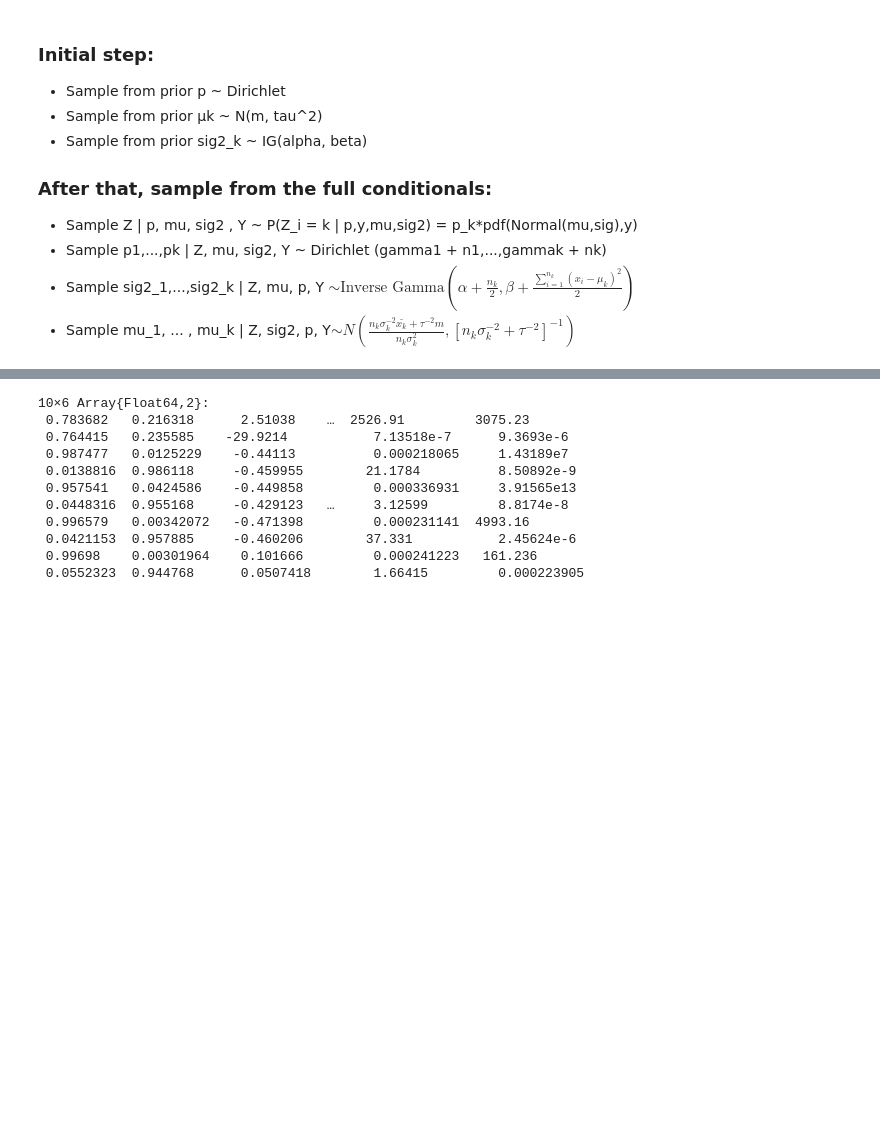
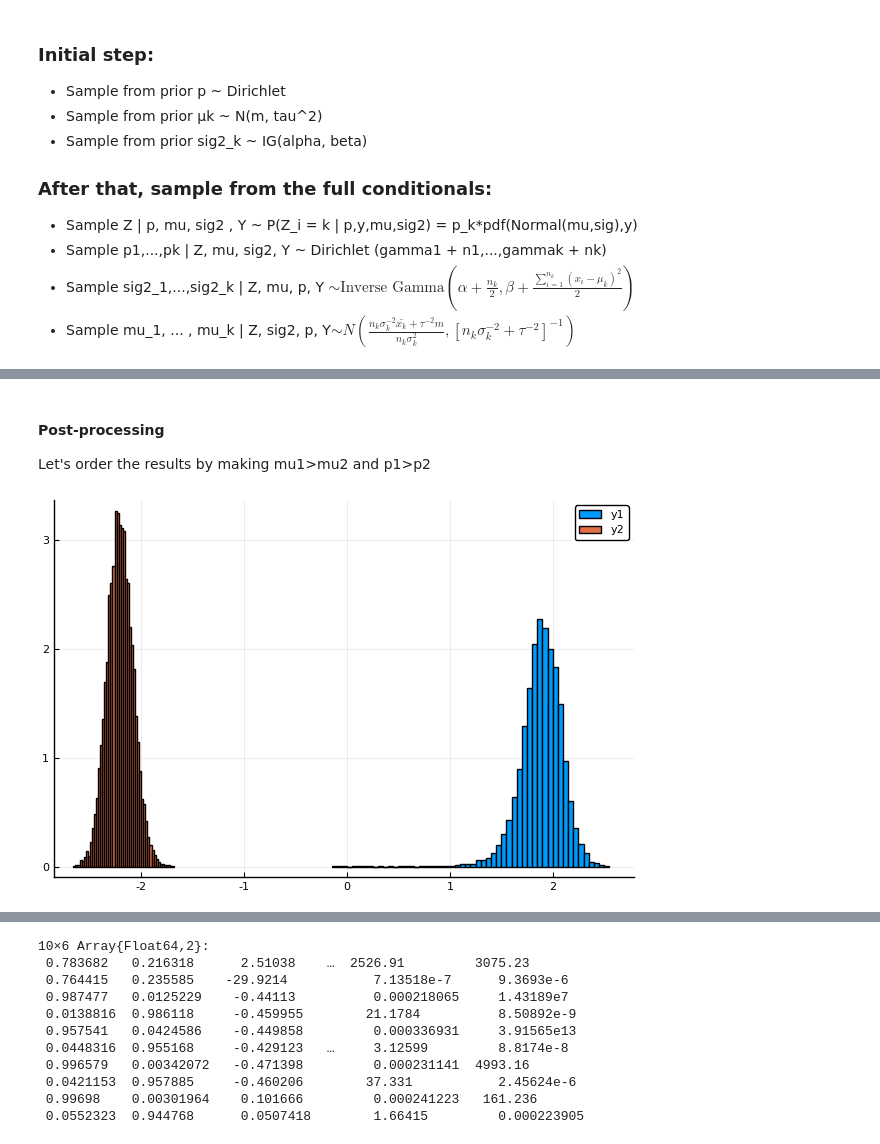
Before and after one commit to davibarreira/Computational_Statistics, a Jupyter notebook: Exercises2/Sheet2 Exercise 6.ipynb, the cells around one changed output, grey strips where cells are left out. Cells and saved outputs as stored; diff of their text form; code cells hidden in the pictures; blank space fills up the shorter version.

Commit message:
Modificado o problema original, parece estar correto, mas ainda tem resultados estranho para distribuicoes mais assimetricas

```diff
--- a/Exercises2/Sheet2 Exercise 6.ipynb
+++ b/Exercises2/Sheet2 Exercise 6.ipynb
@@ -103,0 +97,32 @@ plot(posterior[:,2])
+# %% [markdown]
+#### Post-processing
+Let's order the results by making mu1>mu2 and p1>p2
+# %%
+p1 = zeros(steps)
+p2 = zeros(steps)
+mu1 = zeros(steps)
+mu2 = zeros(steps)
+for i = 1:steps
+    if posterior[i,1] >= posterior[i,2]
+        p1[i] = posterior[i,1]
+        p2[i] = posterior[i,2]
+    else
+        p1[i] = posterior[i,2]
+        p2[i] = posterior[i,1]
+    end
+end
+
+for i = 1:steps
+    if posterior[i,3] >= posterior[i,4]
+        mu1[i] = posterior[i,3]
+        mu2[i] = posterior[i,4]
+    else
+        mu1[i] = posterior[i,4]
+        mu2[i] = posterior[i,3]
+    end
+end
+# %%
+histogram(mu1,normalize=true)
+histogram!(mu2,normalize=true)
+# %% [output]
+[figure, added]
```
Also changed, not shown: parts of 5 cells of this notebook.
